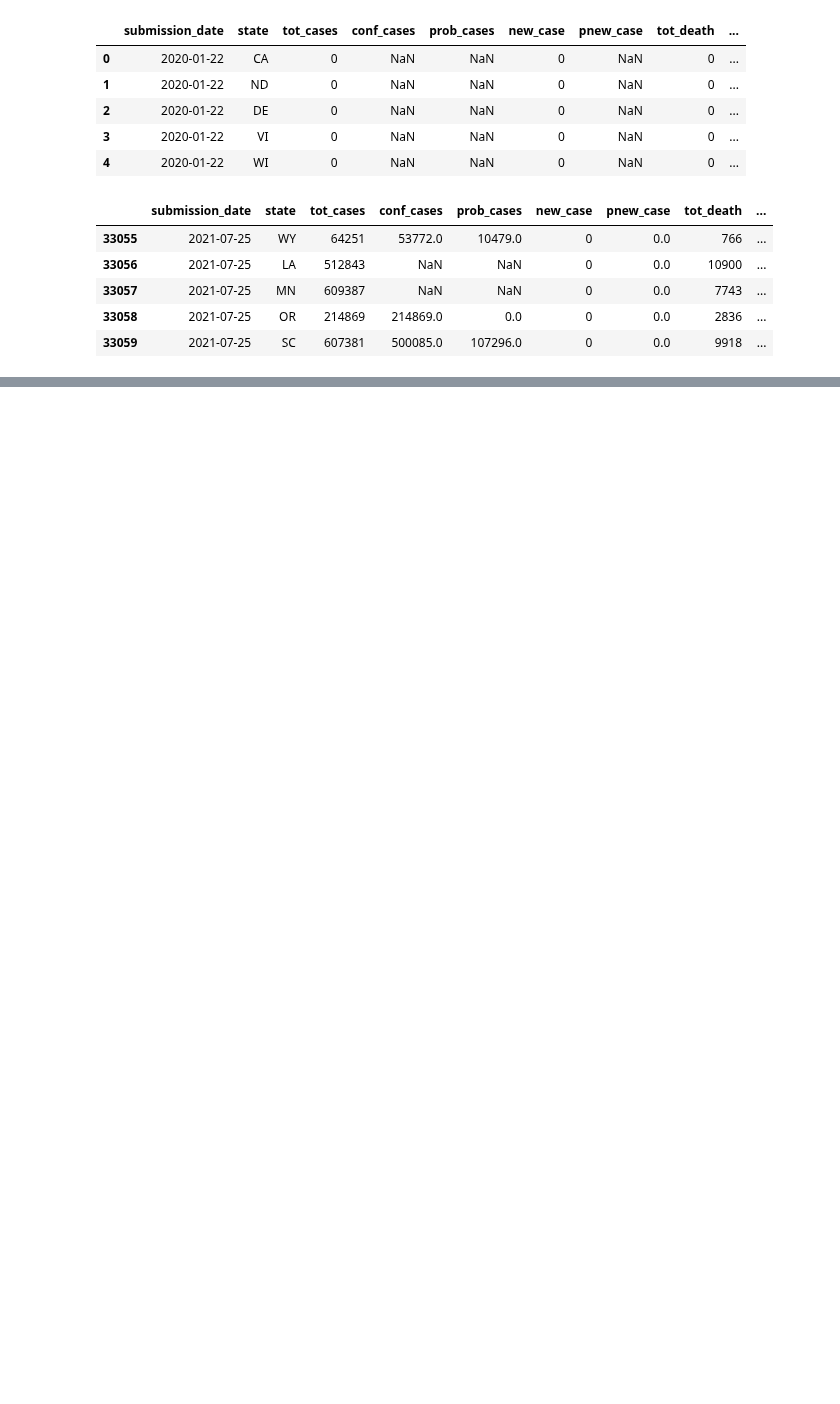
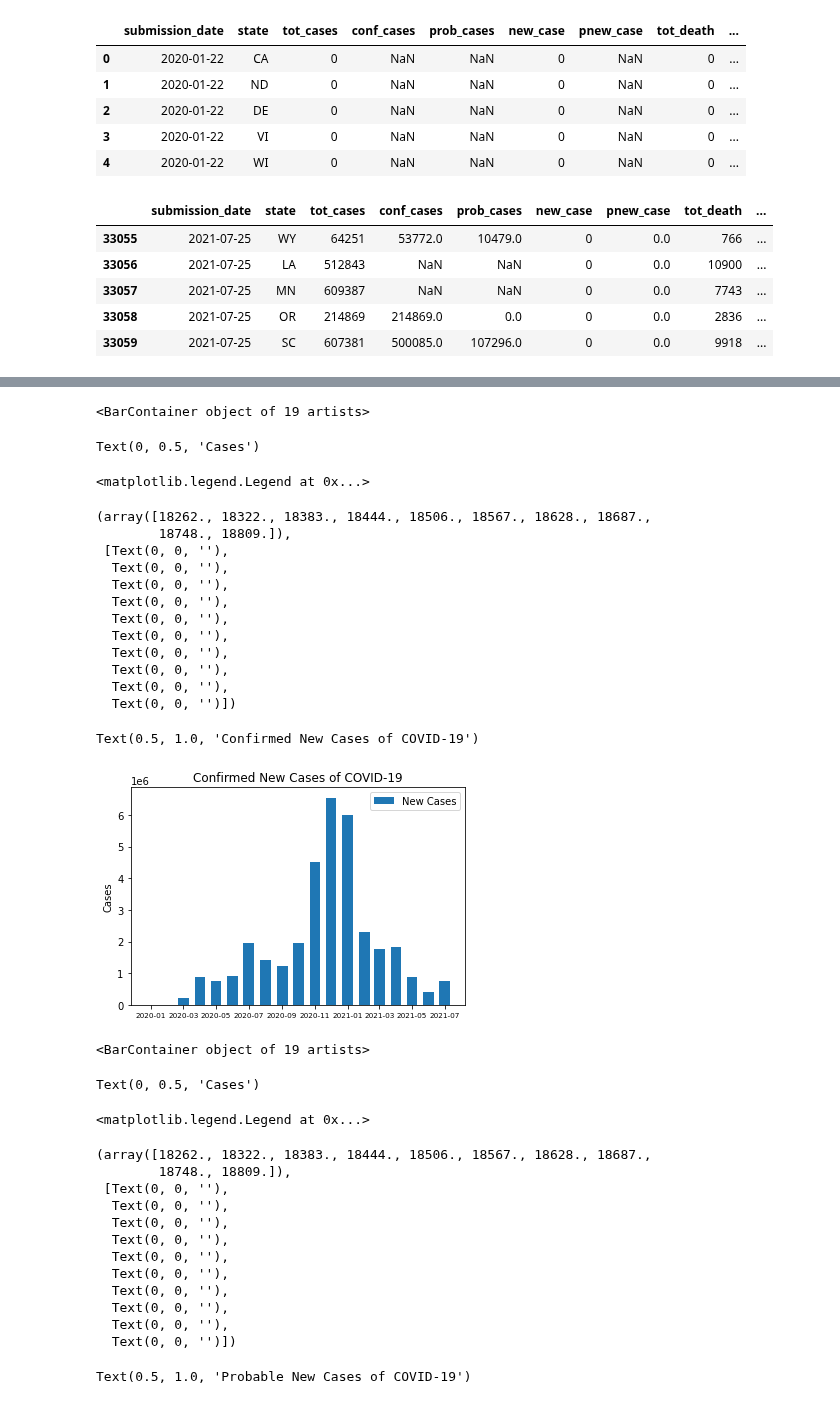
Before and after one commit to arquillen-py/jupyter-books, a Jupyter notebook: covidky.ipynb, the cells around one changed output, grey strips where cells are left out. Saved outputs shown, nothing was run; the diff lists cells and outputs as text; code cells hidden in the pictures; blank space fills up the shorter version.

```diff
--- a/covidky.ipynb
+++ b/covidky.ipynb
@@ -119,0 +132,9 @@ DatetimeIndex(['2020-01-22', '2020-01-22', '2020-01-22', '2020-01-22',
+# %%
+dfGroupedMonthYear = df.groupby(by = [df.index.month, df.index.year]).sum() #Group by month and year
+dfGroupedMonthYear.index.names = ["month", "year"] # Rename the indices, as they can't be reset if they match an already existing column, in this case submission_date
+dfGroupedMonthYear = dfGroupedMonthYear.reset_index() # Resets the indices to the default. Gives us state, month, and year as 2 new columns
+
+dfGroupedMonthYear["month_year"] = dfGroupedMonthYear["month"].astype(str) + "/" + dfGroupedMonthYear["year"].astype(str) # Create a new column for month + year
+dfGroupedMonthYear["month_year"] = pd.to_datetime(dfGroupedMonthYear["month_year"]) # Convert new column to DateTime data type
+dfGroupedMonthYear = dfGroupedMonthYear.sort_values(by = ["month_year"]) # Sort by month_year ascending
+dfGroupedMonthYear.head(19)
@@ -119,0 +159,65 @@ DatetimeIndex(['2020-01-22', '2020-01-22', '2020-01-22', '2020-01-22',
+# %%
+# Create bar graph displaying new confirmed cases by month
+xLabels = dfGroupedMonthYear["month_year"]
+
+fig, ax = plt.subplots()
+
+ax.bar(xLabels, dfGroupedMonthYear["new_case"], width = 20, label = "New Cases")
+
+ax.set_ylabel("Cases")
+ax.legend()
+
+plt.xticks(fontsize = 7.3)
+plt.title("Confirmed New Cases of COVID-19")
+
+plt.show()
+
+#------------------
+
+# Create bar graph displaying new probable cases by month
+
+fig, ax = plt.subplots()
+
+ax.bar(xLabels, dfGroupedMonthYear["pnew_case"], width = 20, label = "Probable New Cases")
+
+ax.set_ylabel("Cases")
+ax.legend()
+
+plt.xticks(fontsize = 7.3)
+plt.title("Probable New Cases of COVID-19")
+
+plt.show()
+# %% [output]
+<BarContainer object of 19 artists>
+Text(0, 0.5, 'Cases')
+<matplotlib.legend.Legend at 0x...>
+(array([18262., 18322., 18383., 18444., 18506., 18567., 18628., 18687.,
+        18748., 18809.]),
+ [Text(0, 0, ''),
+  Text(0, 0, ''),
+  Text(0, 0, ''),
+  Text(0, 0, ''),
+  Text(0, 0, ''),
+  Text(0, 0, ''),
+  Text(0, 0, ''),
+  Text(0, 0, ''),
+  Text(0, 0, ''),
+  Text(0, 0, '')])
+Text(0.5, 1.0, 'Confirmed New Cases of COVID-19')
+[figure, added]
+<BarContainer object of 19 artists>
+Text(0, 0.5, 'Cases')
+<matplotlib.legend.Legend at 0x...>
+(array([18262., 18322., 18383., 18444., 18506., 18567., 18628., 18687.,
+        18748., 18809.]),
+ [Text(0, 0, ''),
+  Text(0, 0, ''),
+  Text(0, 0, ''),
+  Text(0, 0, ''),
+  Text(0, 0, ''),
+  Text(0, 0, ''),
+  Text(0, 0, ''),
+  Text(0, 0, ''),
+  Text(0, 0, ''),
+  Text(0, 0, '')])
+Text(0.5, 1.0, 'Probable New Cases of COVID-19')
```
Also changed, not shown: parts of 17 cells of this notebook.
